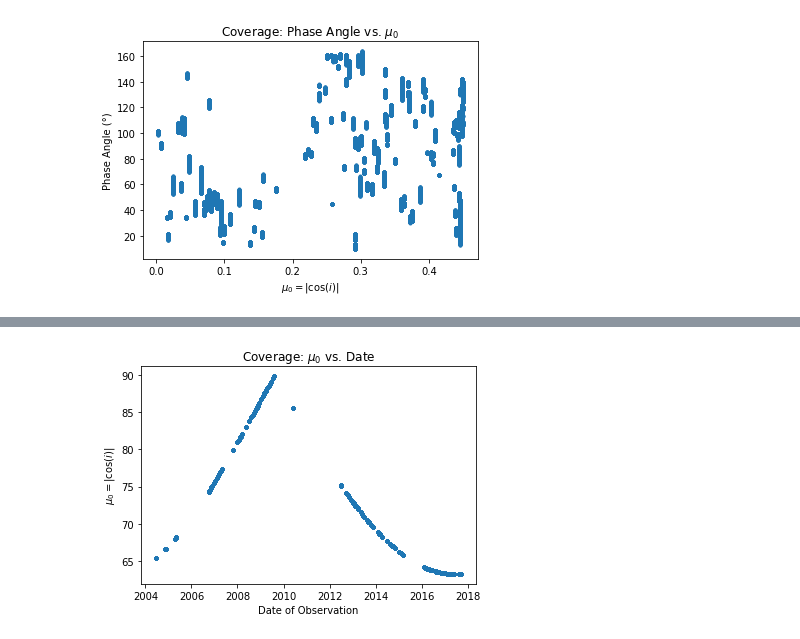
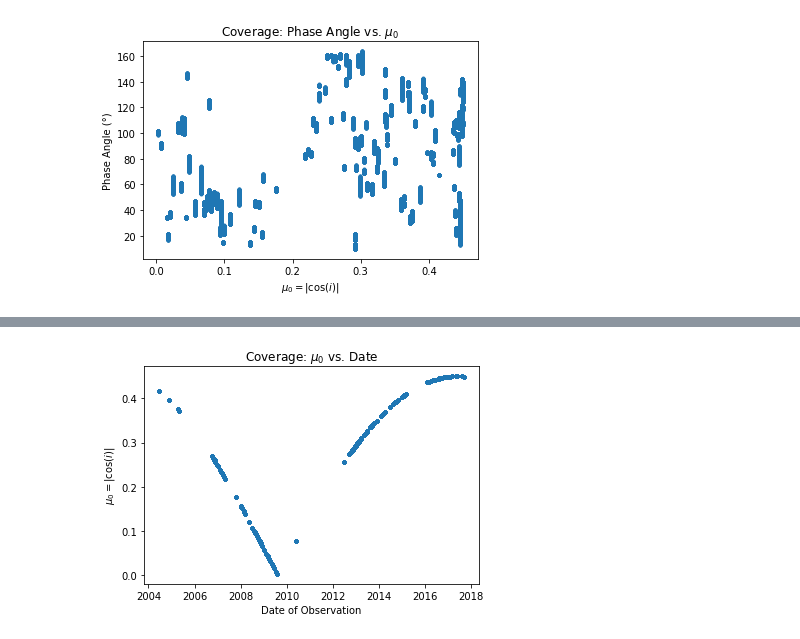
Before and after one commit to rfrenchseti/f-ring, a Jupyter notebook: notebooks/analyze_observation_coverage.ipynb, the cells around one changed output, grey strips where cells are left out. Saved outputs shown, nothing was run; the diff lists cells and outputs as text; code cells hidden in the pictures.

```diff
--- a/notebooks/analyze_observation_coverage.ipynb
+++ b/notebooks/analyze_observation_coverage.ipynb
@@ -55,7 +69,7 @@ _=plt.title('Coverage: $\mu$ vs. Date')
 # %%
-plt.plot(obsdata['Date'], obsdata['Incidence'], '.')
+plt.plot(obsdata['Date'], np.abs(np.cos(np.radians(obsdata['Incidence']))), '.')
 plt.xlabel('Date of Observation')
 plt.ylabel('$\mu_0=|\cos(i)|$')
 _=plt.title('Coverage: $\mu_0$ vs. Date')
 # %% [output]
-[figure, old version]
+[figure, new version]
```
Also changed, not shown: parts of 9 cells of this notebook, 13 other files.
